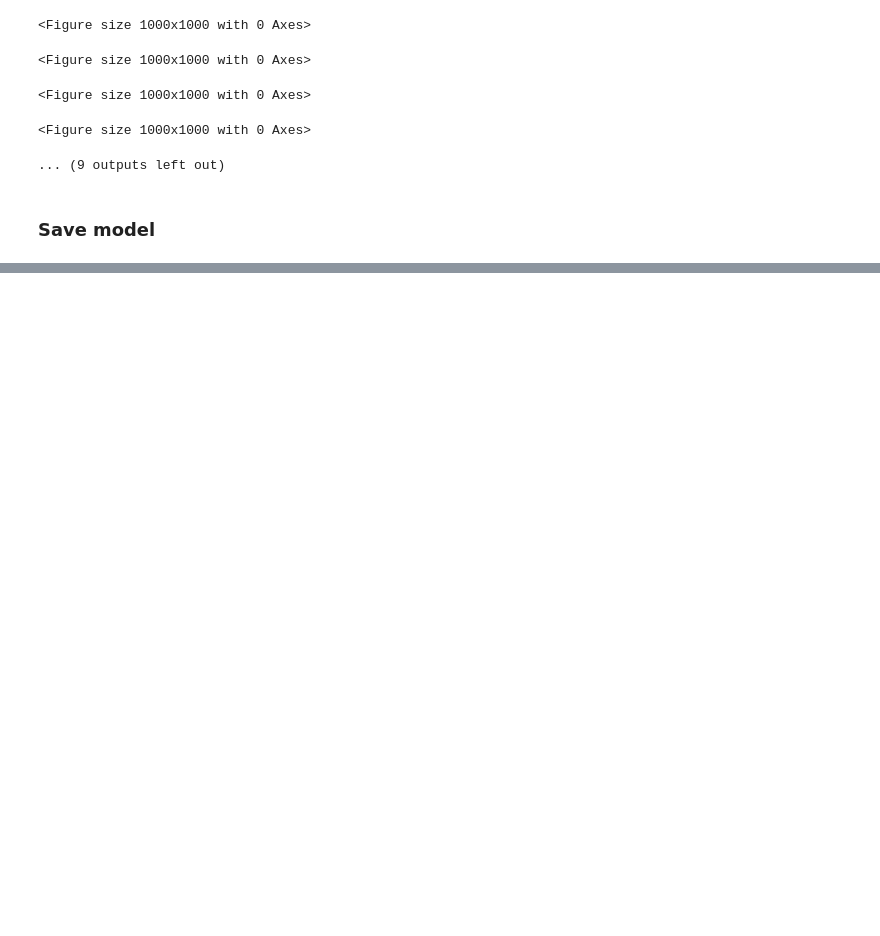
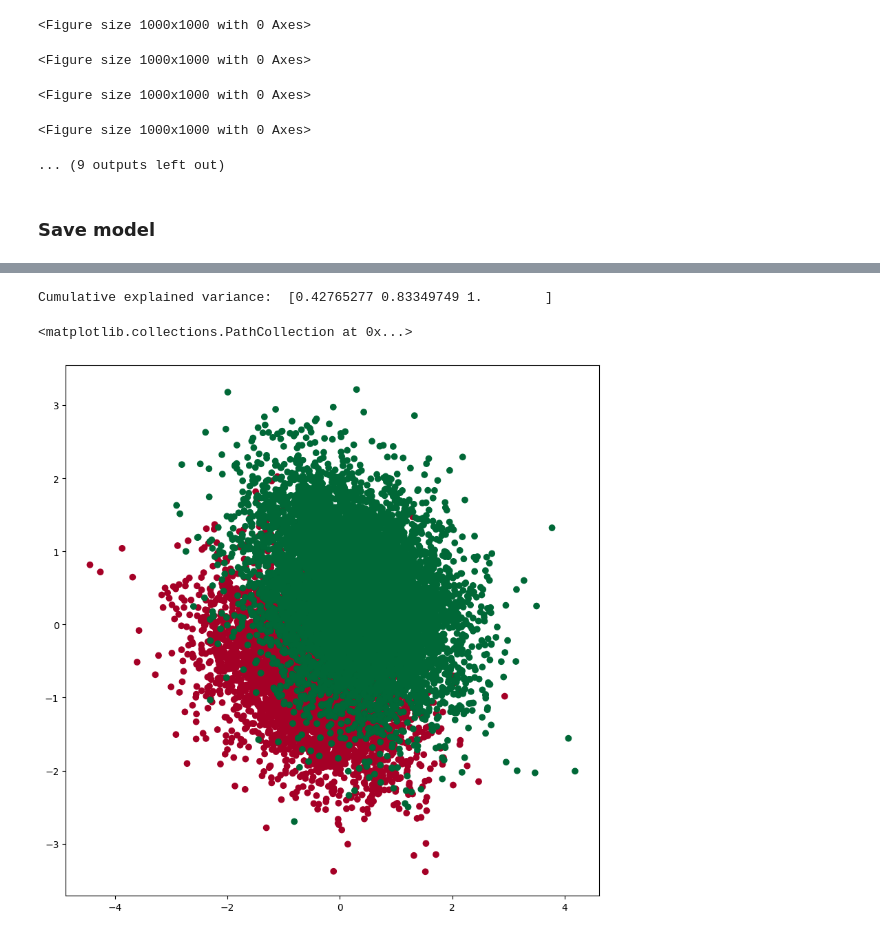
Before and after one commit to GideonJagen/ObjCentricVAE, a Jupyter notebook: test.ipynb, the cells around one changed output, grey strips where cells are left out. Cells and saved outputs as stored; diff of their text form; code cells hidden in the pictures; blank space fills up the shorter version.

```diff
--- a/test.ipynb
+++ b/test.ipynb
@@ -918,0 +1068,12 @@ torch.save(model.state_dict(), "../state_dicts/model-5-20000-presWFix-glimNaN-an
+# %%
+colors = np.concatenate((color_small, color_large))
+latents = np.concatenate((latents_small, latents_large))
+new_latents = np.concatenate((new_latents_small, new_latents_large))
+# %%
+plt.figure(figsize=(10, 10))
+pca_data, _ = pca(latents)
+plt.scatter(pca_data[:, 0], pca_data[:, 1], c=colors, cmap='RdYlGn')
+# %% [output]
+Cumulative explained variance:  [0.42765277 0.83349749 1.        ]
+<matplotlib.collections.PathCollection at 0x...>
+[figure, added]
```
Also changed, not shown: parts of 16 cells of this notebook, 3 other files.
